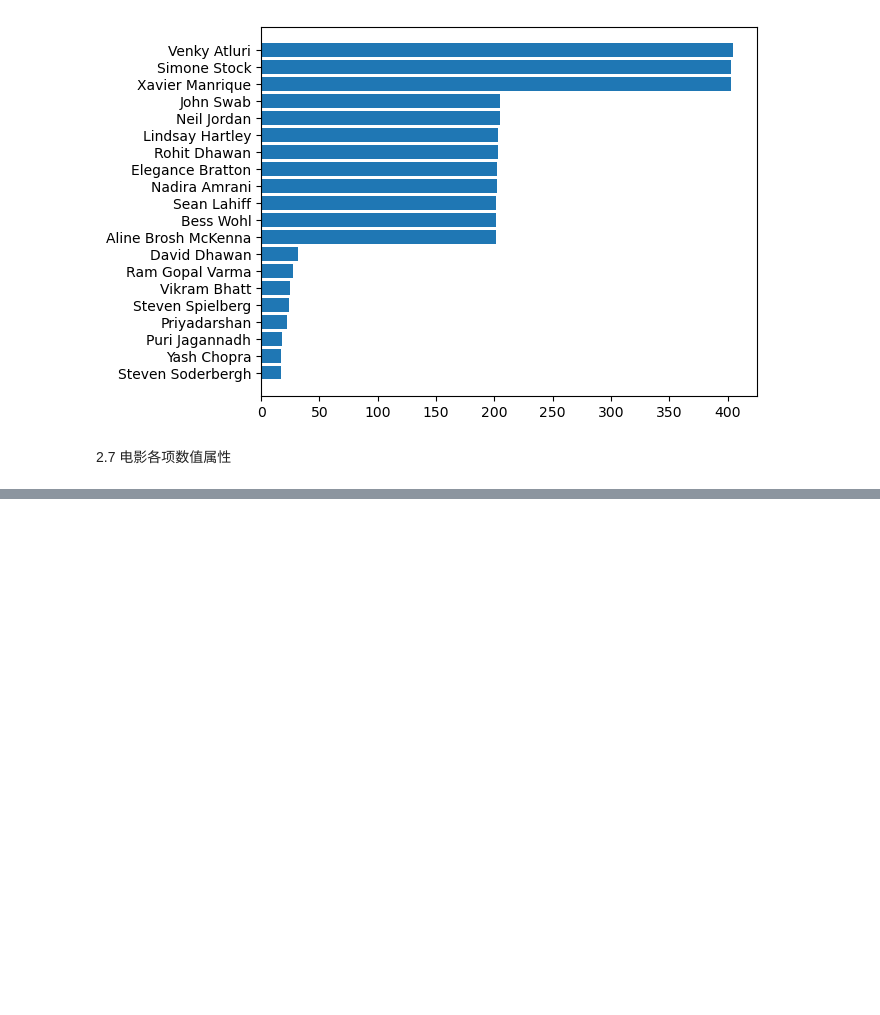
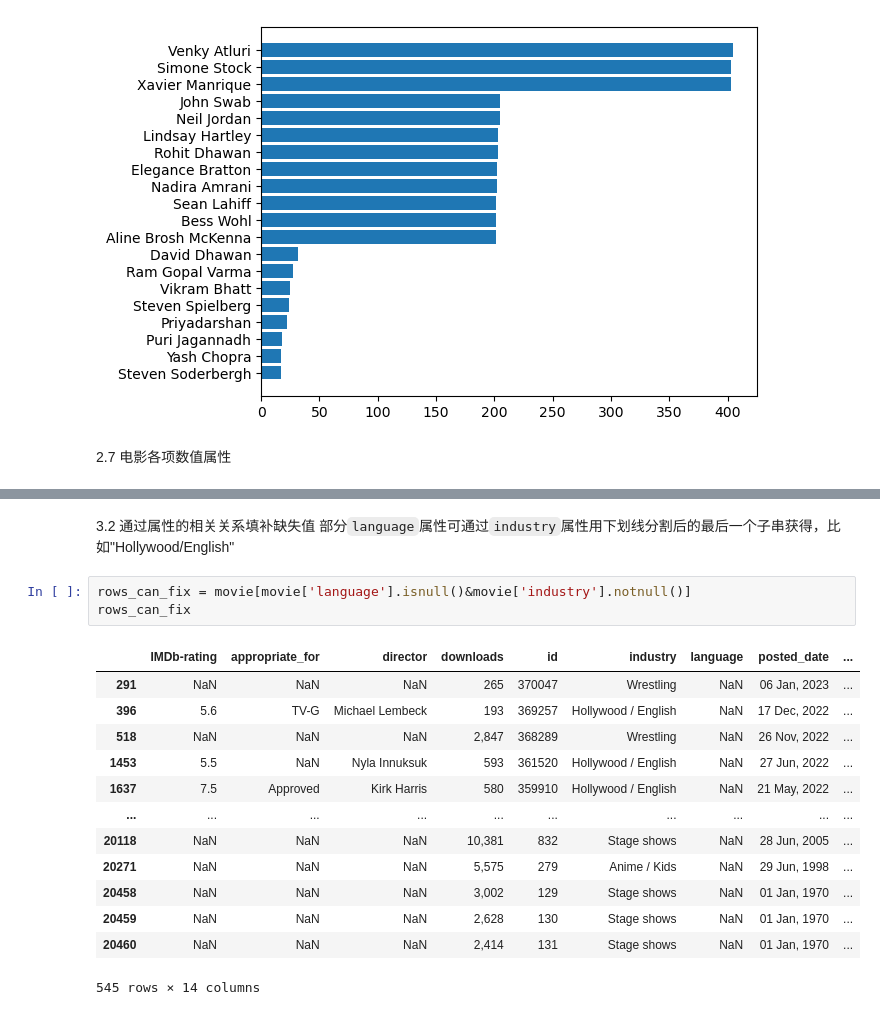
Before and after one commit to luosu2/datamining, a Jupyter notebook: movies_analysis.ipynb, the cells around one changed output, grey strips where cells are left out. Cells and saved outputs as stored; diff of their text form; blank space fills up the shorter version.

```diff
--- a/movies_analysis.ipynb
+++ b/movies_analysis.ipynb
@@ -340,0 +362,20 @@ plt.show()
+# %% [markdown]
+ 3.2 通过属性的相关关系填补缺失值
+部分`language`属性可通过`industry`属性用下划线分割后的最后一个子串获得，比如"Hollywood/English"
+# %%
+rows_can_fix = movie[movie['language'].isnull()&movie['industry'].notnull()]
+rows_can_fix
+# %% [output]
+|  | IMDb-rating | appropriate_for | director | downloads | id | industry | language | posted_date | ... |
+| 291 | NaN | NaN | NaN | 265 | 370047 | Wrestling | NaN | 06 Jan, 2023 | ... |
+| 396 | 5.6 | TV-G | Michael Lembeck | 193 | 369257 | Hollywood / English | NaN | 17 Dec, 2022 | ... |
+| 518 | NaN | NaN | NaN | 2,847 | 368289 | Wrestling | NaN | 26 Nov, 2022 | ... |
+| 1453 | 5.5 | NaN | Nyla Innuksuk | 593 | 361520 | Hollywood / English | NaN | 27 Jun, 2022 | ... |
+| 1637 | 7.5 | Approved | Kirk Harris | 580 | 359910 | Hollywood / English | NaN | 21 May, 2022 | ... |
+| ... | ... | ... | ... | ... | ... | ... | ... | ... | ... |
+| 20118 | NaN | NaN | NaN | 10,381 | 832 | Stage shows | NaN | 28 Jun, 2005 | ... |
+| 20271 | NaN | NaN | NaN | 5,575 | 279 | Anime / Kids | NaN | 29 Jun, 1998 | ... |
+| 20458 | NaN | NaN | NaN | 3,002 | 129 | Stage shows | NaN | 01 Jan, 1970 | ... |
+| 20459 | NaN | NaN | NaN | 2,628 | 130 | Stage shows | NaN | 01 Jan, 1970 | ... |
+| 20460 | NaN | NaN | NaN | 2,414 | 131 | Stage shows | NaN | 01 Jan, 1970 | ... |
+545 rows × 14 columns
```
Also changed, not shown: parts of 10 cells of this notebook.
